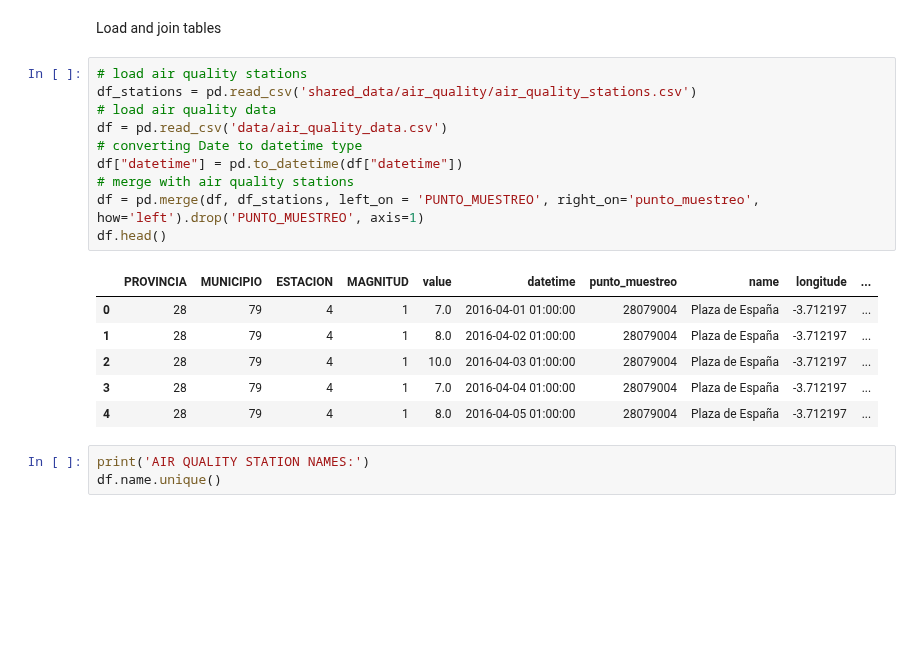
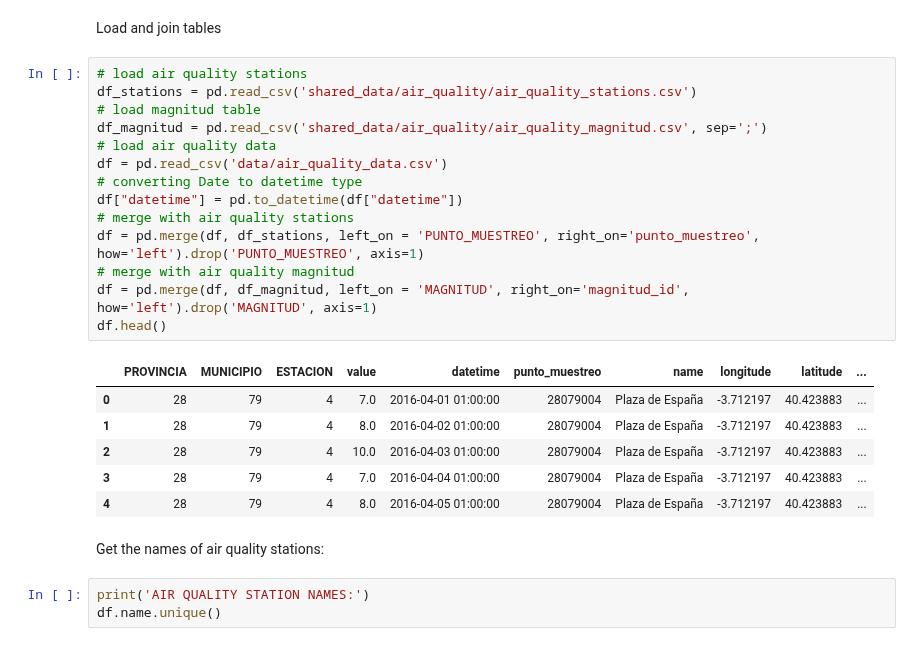
Before and after one commit to Pheithar/socialdata_madridcentral, a Jupyter notebook: Laurine - air quality - exploratory notebook.ipynb, the cells around one changed output. Cells and saved outputs as stored; diff of their text form; blank space fills up the shorter version.

```diff
--- a/Laurine - air quality - exploratory notebook.ipynb
+++ b/Laurine - air quality - exploratory notebook.ipynb
@@ -122,20 +123,26 @@ Load and join tables
 # %%
 # load air quality stations
 df_stations = pd.read_csv('shared_data/air_quality/air_quality_stations.csv')
+# load magnitud table
+df_magnitud = pd.read_csv('shared_data/air_quality/air_quality_magnitud.csv', sep=';')
 # load air quality data
 df = pd.read_csv('data/air_quality_data.csv')
 # converting Date to datetime type
 df["datetime"] = pd.to_datetime(df["datetime"])
 # merge with air quality stations
 df = pd.merge(df, df_stations, left_on = 'PUNTO_MUESTREO', right_on='punto_muestreo', how='left').drop('PUNTO_MUESTREO', axis=1)
+# merge with air quality magnitud
+df = pd.merge(df, df_magnitud, left_on = 'MAGNITUD', right_on='magnitud_id', how='left').drop('MAGNITUD', axis=1)
 df.head()
 # %% [output]
-|  | PROVINCIA | MUNICIPIO | ESTACION | MAGNITUD | value | datetime | punto_muestreo | name | longitude | ... |
-| 0 | 28 | 79 | 4 | 1 | 7.0 | 2016-04-01 01:00:00 | 28079004 | Plaza de España | -3.712197 | ... |
-| 1 | 28 | 79 | 4 | 1 | 8.0 | 2016-04-02 01:00:00 | 28079004 | Plaza de España | -3.712197 | ... |
-| 2 | 28 | 79 | 4 | 1 | 10.0 | 2016-04-03 01:00:00 | 28079004 | Plaza de España | -3.712197 | ... |
-| 3 | 28 | 79 | 4 | 1 | 7.0 | 2016-04-04 01:00:00 | 28079004 | Plaza de España | -3.712197 | ... |
-| 4 | 28 | 79 | 4 | 1 | 8.0 | 2016-04-05 01:00:00 | 28079004 | Plaza de España | -3.712197 | ... |
+|  | PROVINCIA | MUNICIPIO | ESTACION | value | datetime | punto_muestreo | name | longitude | latitude | ... |
+| 0 | 28 | 79 | 4 | 7.0 | 2016-04-01 01:00:00 | 28079004 | Plaza de España | -3.712197 | 40.423883 | ... |
+| 1 | 28 | 79 | 4 | 8.0 | 2016-04-02 01:00:00 | 28079004 | Plaza de España | -3.712197 | 40.423883 | ... |
+| 2 | 28 | 79 | 4 | 10.0 | 2016-04-03 01:00:00 | 28079004 | Plaza de España | -3.712197 | 40.423883 | ... |
+| 3 | 28 | 79 | 4 | 7.0 | 2016-04-04 01:00:00 | 28079004 | Plaza de España | -3.712197 | 40.423883 | ... |
+| 4 | 28 | 79 | 4 | 8.0 | 2016-04-05 01:00:00 | 28079004 | Plaza de España | -3.712197 | 40.423883 | ... |
+# %% [markdown]
+Get the names of air quality stations:
 # %%
 print('AIR QUALITY STATION NAMES:')
 df.name.unique()
```
Also changed, not shown: parts of 22 cells of this notebook, 1 other file.
